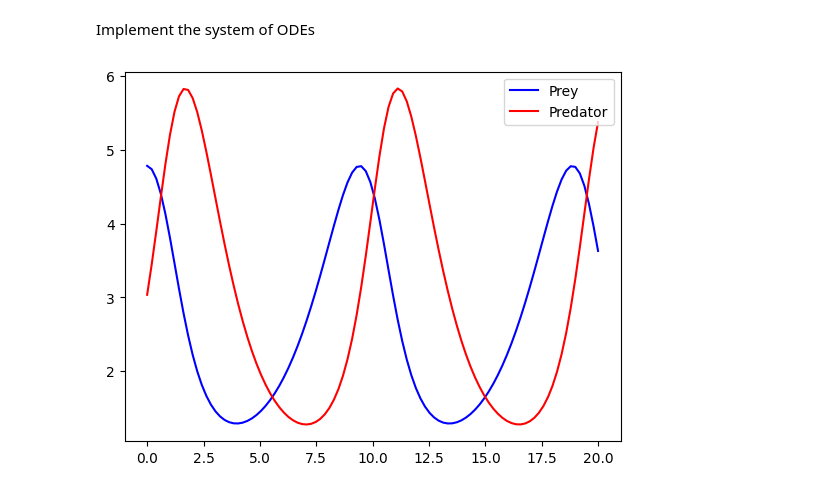
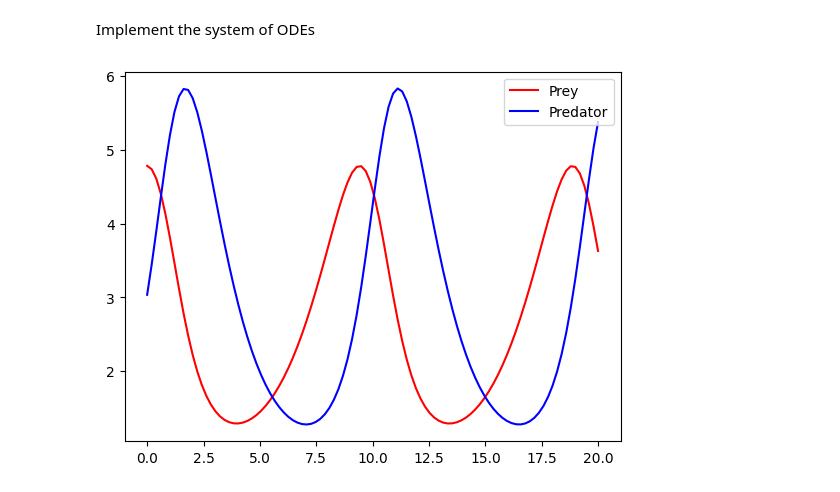
Before and after one commit to estherlb/stochastic_3, a Jupyter notebook: Reverse-Engineering Predator-Prey System/predator_prey.ipynb, the cells around one changed output. Drawn from its saved outputs; the diff is of its cells as text; code cells hidden in the pictures.

```diff
--- a/Reverse-Engineering Predator-Prey System/predator_prey.ipynb
+++ b/Reverse-Engineering Predator-Prey System/predator_prey.ipynb
@@ -10,18 +10,22 @@ import matplotlib.pyplot as plt
 
 # import data from csv
 df = pd.read_csv("predator-prey-data.csv", delimiter = ",")
+t = df["t"]
+x = df["x"]
+y = df["y"]
 
 # split data for two y axises
 plt.title("Preditor-Prey Dynamics")
 plt.ylabel("Population size")
 plt.xlabel("Time")
 plt.grid()
-plt.scatter(df["t"], df["x"], color = 'r', s = 5, label = 'x (preditor)')
-plt.scatter(df["t"], df["y"], color = 'b', s = 5, label = 'y (prey)')
-t = []
+plt.scatter(t, x, color = 'b', s = 5, label = 'x (prey)')
+plt.scatter(t, y, color = 'r', s = 5, label = 'y (predator)')
+plt.legend()
+t_data = []
 for i in range(0, 21, 5):
-    t.append(i)
-plt.xticks(t)
+    t_data.append(i)
+plt.xticks(t_data)
 
 # show plot
 plt.show()
@@ -39,35 +43,35 @@ Implement the system of ODEs
 from scipy.integrate import odeint
 import numpy as np
 
-def lotka_volterra(init, t, alpha, beta, gamma, delta):
+def lotka_volterra(init, t, alpha, beta, delta, gamma):
     x, y = init
     dxdt = alpha * x - beta * x * y
     dydt = delta * x * y - gamma * y
-    return dxdt, dydt
+    return [dxdt, dydt]
 # %%
 # take initial conditions from data set
 x0 = 4.78163509155479
 y0 = 3.03525735602479
 
 init = [x0,y0]
 
 alpha = 0.6
 beta = 0.2
-delta = 0.8
-gamma = 0.3
+delta = 0.3
+gamma = 0.8
 
 t = np.linspace(0,20,100)
 
 out = odeint(lotka_volterra, init, t, args = (alpha,beta,delta,gamma))
 
 x, y = out.T[0], out.T[1]
 
-plt.plot(t, x, label = 'Prey', color = 'b')
-plt.plot(t, y, label = 'Predator', color = 'r')
+plt.plot(t, x, label = 'Prey', color = 'r')
+plt.plot(t, y, label = 'Predator', color = 'b')
 plt.legend()
 plt.show()
 # %% [output]
-[figure, old version]
+[figure, new version]
 # %%
 # label the data and turn to array
 data = np.concatenate((np.array(df['x']),np.array(df['y'])))
```
Also changed, not shown: parts of 5 cells of this notebook.
